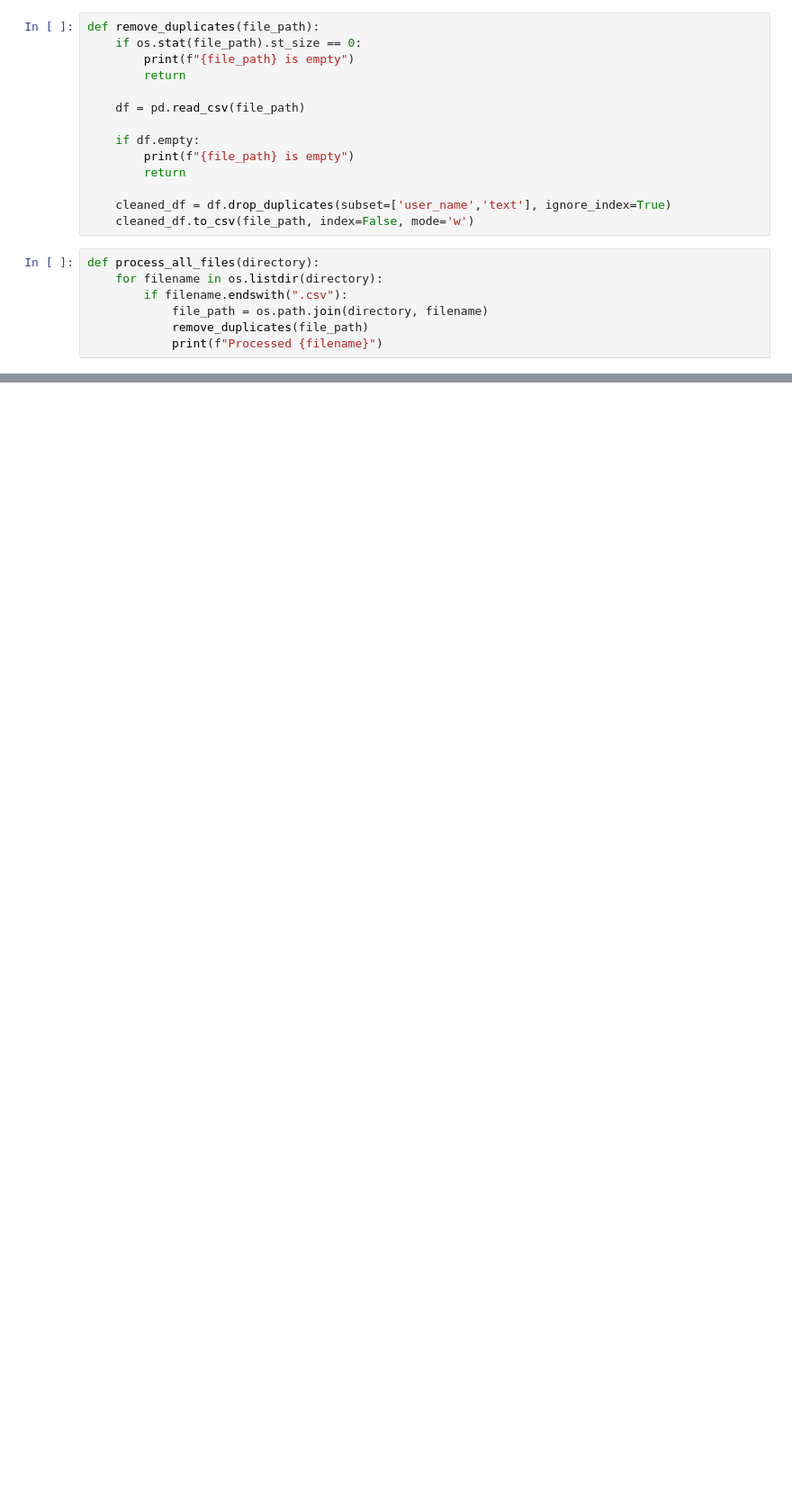
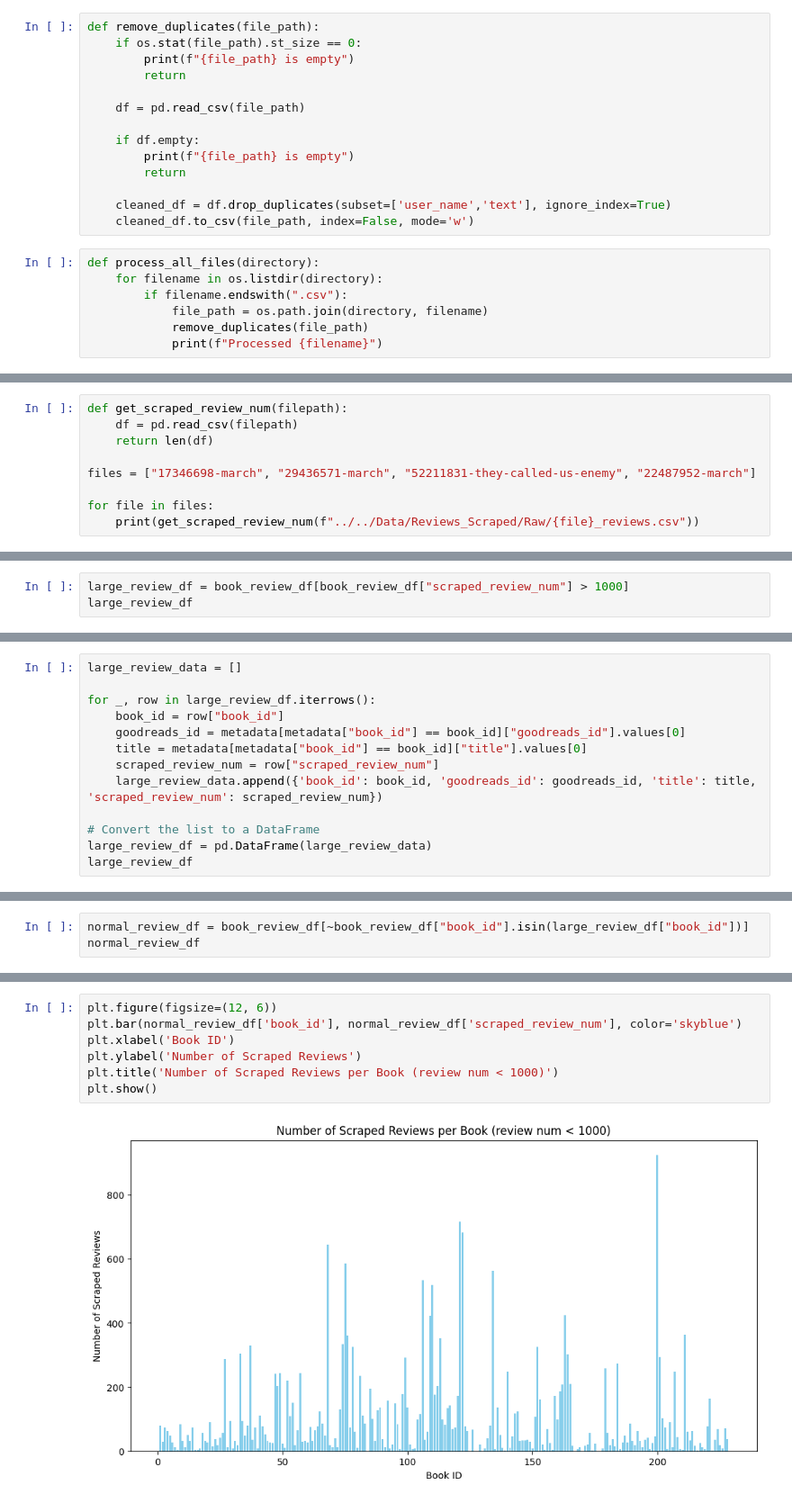
Before and after one commit to OdessyLiu/Modernist_Remediation, a Jupyter notebook: Analysis/Scraper/RM_review_cleaning_duplicates.ipynb, the cells around one changed output, grey strips where cells are left out. Shown at 90% size. Saved outputs shown, nothing was run; the diff lists cells and outputs as text; blank space fills up the shorter version.

```diff
--- a/Analysis/Scraper/RM_review_cleaning_duplicates.ipynb
+++ b/Analysis/Scraper/RM_review_cleaning_duplicates.ipynb
@@ -45,0 +48,9 @@ Processed 12179682-castro_reviews.csv
+# %%
+def get_scraped_review_num(filepath):
+    df = pd.read_csv(filepath)
+    return len(df)
+
+files = ["17346698-march", "29436571-march", "52211831-they-called-us-enemy", "22487952-march"]
+
+for file in files:
+    print(get_scraped_review_num(f"../../Data/Reviews_Scraped/Raw/{file}_reviews.csv"))
@@ -45,0 +142,3 @@ Processed 12179682-castro_reviews.csv
+# %%
+large_review_df = book_review_df[book_review_df["scraped_review_num"] > 1000]
+large_review_df
@@ -45,0 +152,13 @@ Processed 12179682-castro_reviews.csv
+# %%
+large_review_data = []
+
+for _, row in large_review_df.iterrows():
+    book_id = row["book_id"]
+    goodreads_id = metadata[metadata["book_id"] == book_id]["goodreads_id"].values[0]
+    title = metadata[metadata["book_id"] == book_id]["title"].values[0]
+    scraped_review_num = row["scraped_review_num"]
+    large_review_data.append({'book_id': book_id, 'goodreads_id': goodreads_id, 'title': title, 'scraped_review_num': scraped_review_num})
+
+# Convert the list to a DataFrame
+large_review_df = pd.DataFrame(large_review_data)
+large_review_df
@@ -45,0 +172,3 @@ Processed 12179682-castro_reviews.csv
+# %%
+normal_review_df = book_review_df[~book_review_df["book_id"].isin(large_review_df["book_id"])]
+normal_review_df
@@ -45,0 +201,9 @@ Processed 12179682-castro_reviews.csv
+# %%
+plt.figure(figsize=(12, 6))
+plt.bar(normal_review_df['book_id'], normal_review_df['scraped_review_num'], color='skyblue')
+plt.xlabel('Book ID')
+plt.ylabel('Number of Scraped Reviews')
+plt.title('Number of Scraped Reviews per Book (review num < 1000)')
+plt.show()
+# %% [output]
+[figure, added]
```
Also changed, not shown: parts of 17 cells of this notebook, 3 other files.
